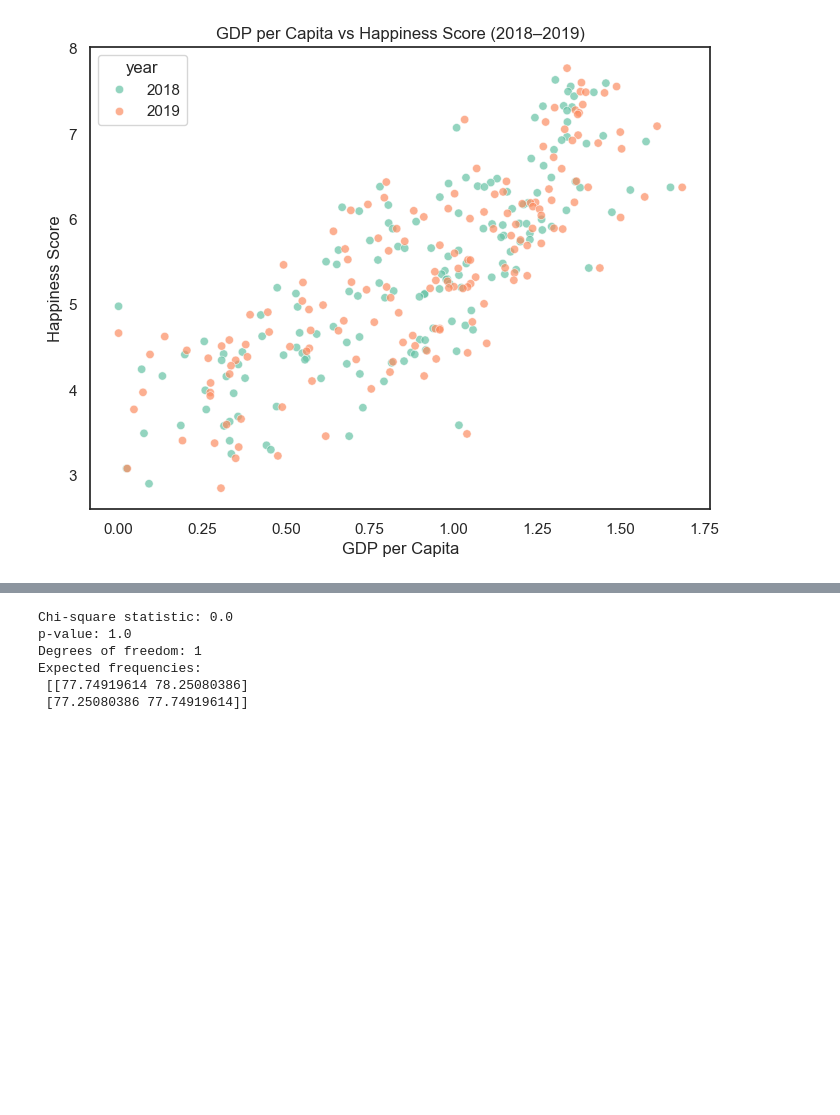
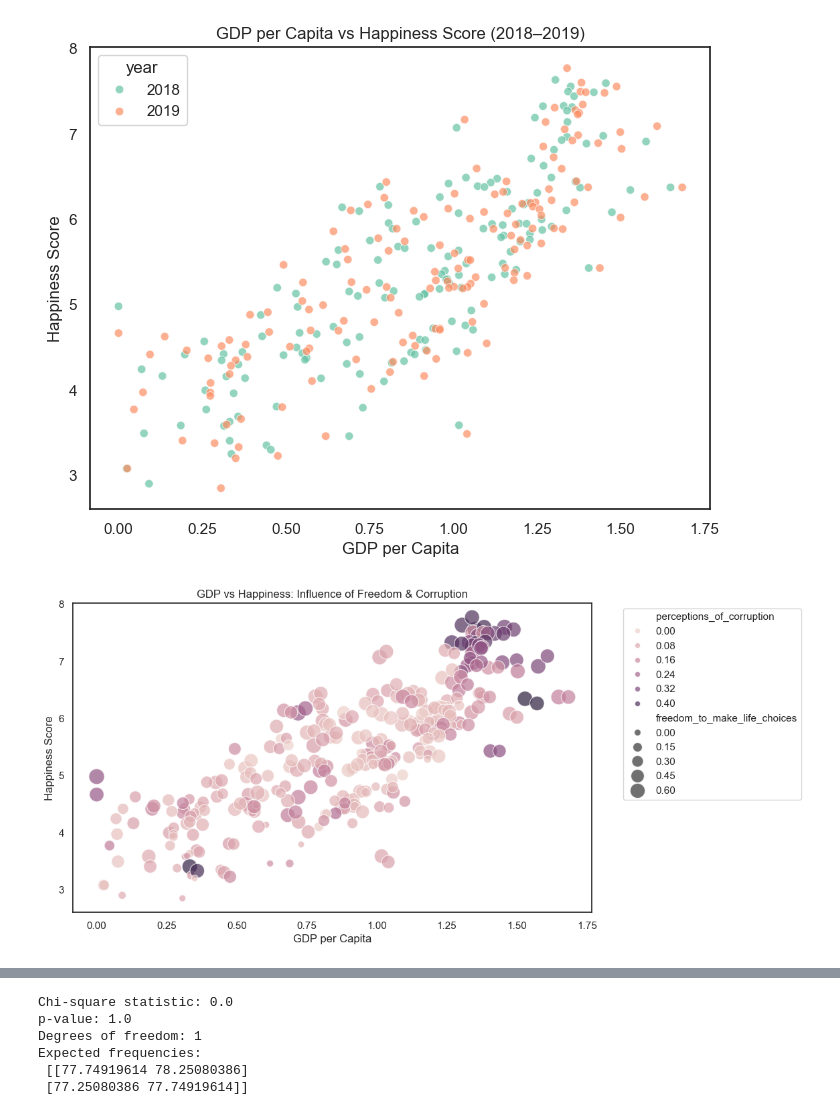
Before and after one commit to Tsuna-mi/happiness-eda-project, a Jupyter notebook: notebooks/happiness_eda.ipynb, the cells around one changed output, grey strips where cells are left out. Drawn from its saved outputs; the diff is of its cells as text; code cells hidden in the pictures; blank space fills up the shorter version.

Commit message:
feat: add bubble scatter plot and country head-tail happiness by year

```diff
--- a/notebooks/happiness_eda.ipynb
+++ b/notebooks/happiness_eda.ipynb
@@ -1110,3 +1111,28 @@ plt.savefig(filepath, dpi=300, bbox_inches='tight')
 plt.show()
 # %% [output]
 [figure]
+# %%
+# Bubble Plot - GDP, Happiness, Freedom, Corruption
+# Purpose: Multifactor story in one plot, flourish-style.
+# Displays how freedom amplifies happiness (big bubbles), while corruption drags it down (color scale).
+
+bubble_dir = "../visualizations/multivariate_plots/bubble"
+os.makedirs(bubble_dir, exist_ok=True)
+
+plt.figure(figsize=(10,6))
+sns.scatterplot(
+    x='gdp_per_capita', y='score',
+    size='freedom_to_make_life_choices',
+    hue='perceptions_of_corruption',
+    alpha=0.7, sizes=(50,300),
+    data=df_cleaned
+)
+plt.title("GDP vs Happiness: Influence of Freedom & Corruption")
+plt.xlabel("GDP per Capita")
+plt.ylabel("Happiness Score")
+plt.legend(bbox_to_anchor=(1.05,1), loc=2)
+filepath = f"{bubble_dir}/scatter-gpd-happiness-corruption-freeedom.png"
+plt.savefig(filepath, dpi=300, bbox_inches='tight')
+plt.show()
+# %% [output]
+[figure, added]
```
Also changed, not shown: parts of 5 cells of this notebook, 3 other files.
